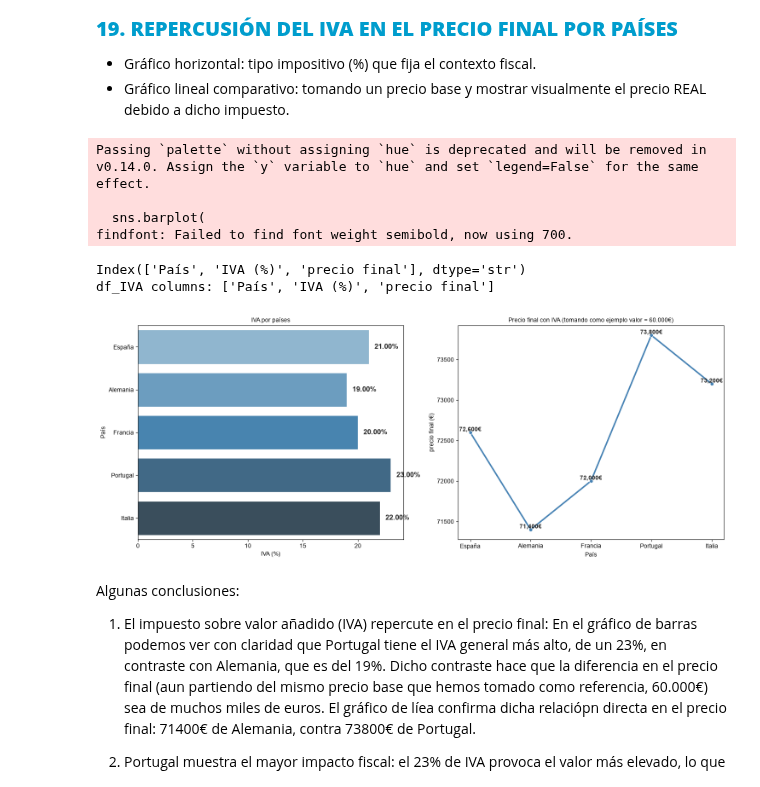
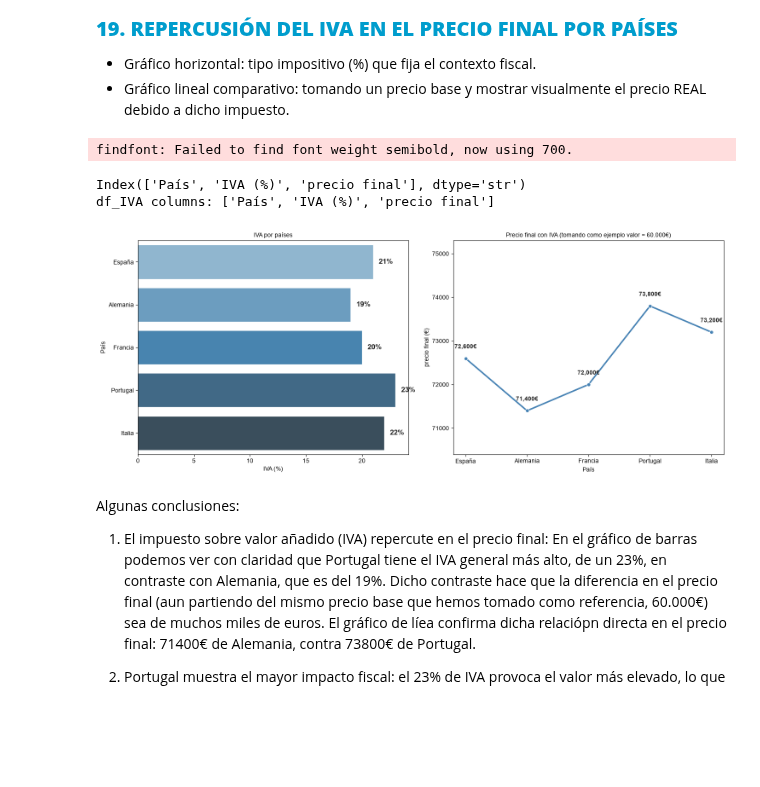
Before and after one commit to adrianamorchons/analisis_precios_bmw_2026, a Jupyter notebook: ANALISIS_BMW_PRECIOS_2026.ipynb, the cells around one changed output. Drawn from its saved outputs; the diff is of its cells as text; code cells hidden in the pictures; blank space fills up the shorter version.

```diff
--- a/ANALISIS_BMW_PRECIOS_2026.ipynb
+++ b/ANALISIS_BMW_PRECIOS_2026.ipynb
@@ -1082,4 +1010,14 @@ df_IVA['precio final'] = pb * (1 + df_IVA['IVA (%)'] / 100)
 # %%
+#Tipo de datos: IVA vigente en cada país
+datos_IVA = {
+    'País': ['España', 'Alemania', 'Francia', 'Portugal', 'Italia'],
+    'IVA (%)': [21, 19, 20, 23, 22]
+}
+#Simulación del impacto en el precio base (ejemplo: 60.000€)
+pb = 60000
+df_IVA = pd.DataFrame(datos_IVA)
+df_IVA['precio final'] = pb * (1 + df_IVA['IVA (%)'] / 100)
+
 #Gráficos: 1 fila, 2 columnas
 fig, axes = plt.subplots(1, 2, figsize=(15, 6))
 sns.set_theme(style="whitegrid")
@@ -1090,6 +1028,8 @@ sns.barplot(
     y='País',
     data=df_IVA,
     palette='Blues_d',
+    hue='País',
+    legend=False,
     ax=axes[0]
 )
 print(df_IVA.columns)
@@ -1101,54 +1041,60 @@ axes[0].set_ylabel('País', fontsize=10)
 #Añadir etiquetas de texto
 for index, row in df_IVA.iterrows():
     axes[0].text(row['IVA (%)'] + 0.5,
-                 index, f"{row['IVA (%)']:.2f}%",
+                 index, f"{row['IVA (%)']:.0f}%",
                  va='center',
                  fontweight='bold')
 
 #GRÁFICO 2: Precio final con IVA. Impacto REAL en pvp
 
-import seaborn as sns
-
 print("df_IVA columns:", df_IVA.columns.tolist())
 
-# detectar columnas robustamente
+#Detectar columnas
 x_col = next((c for c in df_IVA.columns if 'país' in c.lower() or 'pais' in c.lower()), None)
 possible_y = [c for c in df_IVA.columns if 'precio' in c.lower() or 'final' in c.lower() or 'pvp' in c.lower()]
 
 if x_col is None or not possible_y:
     raise ValueError(f"Column detection failed. columns={df_IVA.columns.tolist()}")
 
 y_col = possible_y[0]
 
 sns.lineplot(
-    x=x_col,
-    y=y_col,
+    x=['España','Alemania','Francia','Portugal','Italia'],
+    y='precio final',
     data=df_IVA,
     marker='o',
     linewidth=2.5,
     color='steelblue',
     ax=axes[1]
 )
 
 axes[1].set_title('Precio final con IVA (tomando como ejemplo valor = 60.000€)', fontsize=10)
 axes[1].set_xlabel(x_col, fontsize=10)
 axes[1].set_ylabel(f'{y_col} (€)', fontsize=10)
 
 # Añadimos el valor exacto a cada punto de la línea (formato correcto)
-for x, y_val in zip(df_IVA[x_col], df_IVA[y_col]):
-    axes[1].text(x, y_val, f"{y_val:,.0f}€", ha='center', va='bottom', fontsize=10, fontweight='semibold')
+for index, row in df_IVA.iterrows():
+    axes[1].text(
+        index,
+        row['precio final'] + 200,  # Súmale 200€ de altura para que no pise el marcador azul
+        f"{row['precio final']:,.0f}€",
+        ha='center',
+        va='bottom',
+        fontsize=10,
+        fontweight='semibold'
+    )
+
+#Dar margen superior al eje Y para las etiquetas de texto
+axes[1].set_ylim(df_IVA['precio final'].min() - 1000, df_IVA['precio final'].max() + 1500)
 
 #Añadir márgenes generales y mostrar gráfico:
 plt.tight_layout()
 plt.show()
 # %% [output]
-Passing `palette` without assigning `hue` is deprecated and will be removed in v0.14.0. Assign the `y` variable to `hue` and set `legend=False` for the same effect.
-
-  sns.barplot(
 findfont: Failed to find font weight semibold, now using 700.
 Index(['País', 'IVA (%)', 'precio final'], dtype='str')
 df_IVA columns: ['País', 'IVA (%)', 'precio final']
-[figure, old version]
+[figure, new version]
 # %% [markdown]
 Algunas conclusiones:
 
```
Also changed, not shown: parts of 65 cells of this notebook.
